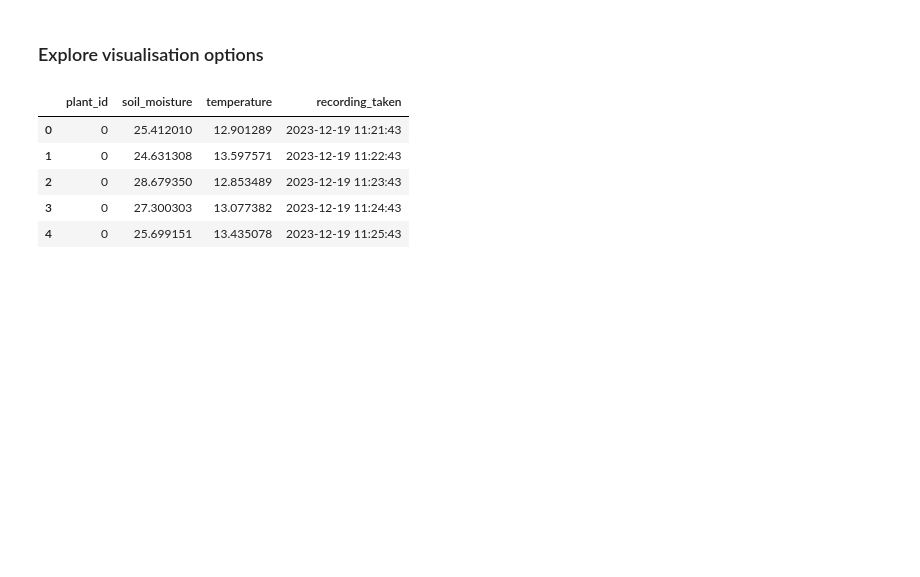
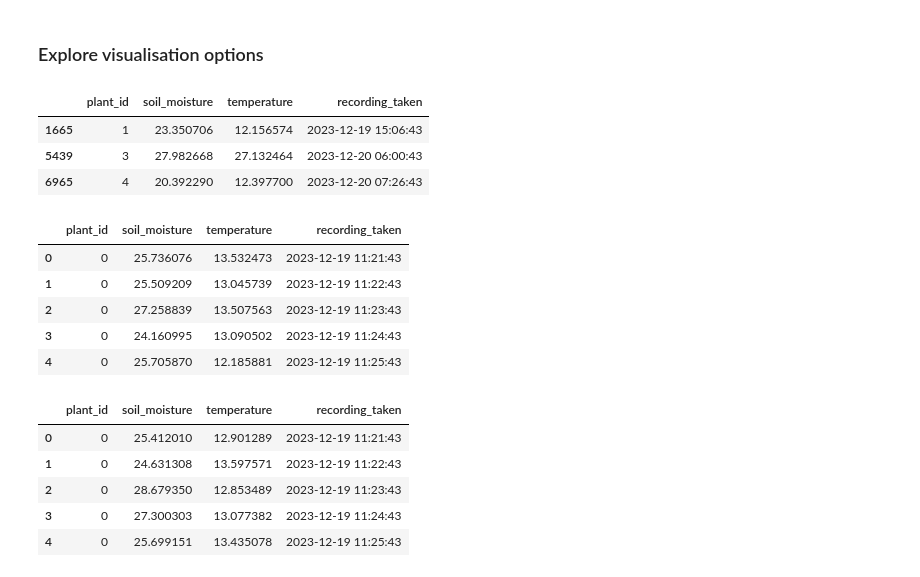
Before and after one commit to caitlinturnidge/lmnh-plant-pipeline, a Jupyter notebook: dashboard/playground.ipynb, the cells around one changed output. Cells and saved outputs as stored; diff of their text form; code cells hidden in the pictures; blank space fills up the shorter version.

```diff
--- a/dashboard/playground.ipynb
+++ b/dashboard/playground.ipynb
@@ -5,6 +5,26 @@ import pandas as pd
 import altair as alt
 import streamlit
 from datetime import timedelta
+# %%
+data_multi = pd.read_csv('mock_data_multi_plants.csv')
+data_multi['recording_taken'] = pd.to_datetime(data_multi['recording_taken'])
+data_multi.sample(3)
+# %% [output]
+|  | plant_id | soil_moisture | temperature | recording_taken |
+| 1665 | 1 | 23.350706 | 12.156574 | 2023-12-19 15:06:43 |
+| 5439 | 3 | 27.982668 | 27.132464 | 2023-12-20 06:00:43 |
+| 6965 | 4 | 20.392290 | 12.397700 | 2023-12-20 07:26:43 |
+# %%
+plant_id = data_multi['plant_id'] == 0
+data = data_multi[plant_id]
+data.head()
+# %% [output]
+|  | plant_id | soil_moisture | temperature | recording_taken |
+| 0 | 0 | 25.736076 | 13.532473 | 2023-12-19 11:21:43 |
+| 1 | 0 | 25.509209 | 13.045739 | 2023-12-19 11:22:43 |
+| 2 | 0 | 27.258839 | 13.507563 | 2023-12-19 11:23:43 |
+| 3 | 0 | 24.160995 | 13.090502 | 2023-12-19 11:24:43 |
+| 4 | 0 | 25.705870 | 12.185881 | 2023-12-19 11:25:43 |
 # %%
 data = pd.read_csv('mock_data.csv')
 data['recording_taken'] = pd.to_datetime(data['recording_taken'])
```
Also changed, not shown: parts of 1 cell of this notebook, 3 other files.
